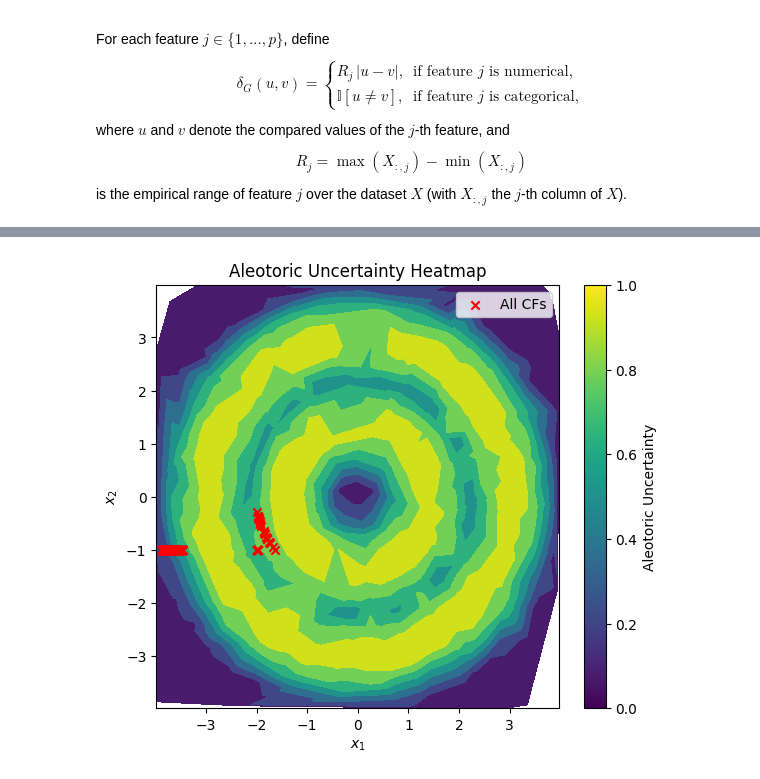
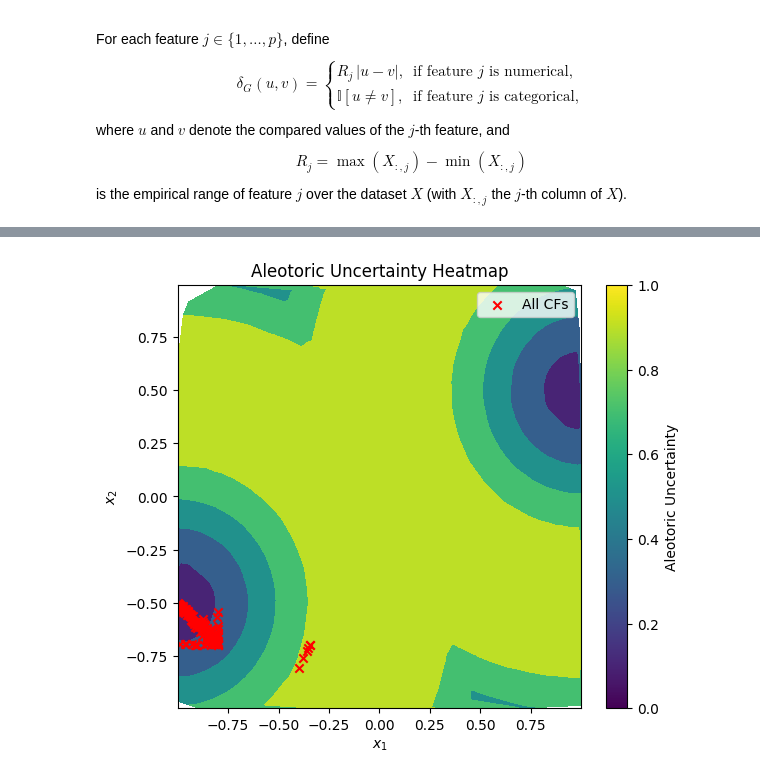
Before and after one commit to 42logos/uamocf, a Jupyter notebook: nd_mmo.ipynb, the cells around one changed output, grey strips where cells are left out. Drawn from its saved outputs; the diff is of its cells as text; code cells hidden in the pictures.

```diff
--- a/nd_mmo.ipynb
+++ b/nd_mmo.ipynb
@@ -222,7 +243,7 @@ criterion = nn.CrossEntropyLoss()
 optimizer = optim.Adam(model.parameters(), lr=1e-3)
 # %%
 # training loop
-num_epochs = 150
+num_epochs = 250
 
 bar = tqdm(range(num_epochs), desc="Training", ncols=80, unit="epoch",colour="blue")
 for epoch in bar:
@@ -388,6 +409,13 @@ def make_cf_problem(model, x_star, Y_prime, X_obs, weights, k=5):
             pred = model(x_t).argmax(dim=1).item()
         return 0.0 if pred in target_labels else 1.0
 
+    def soft_o1_validity(x):
+        x_t = torch.from_numpy(x.astype(np.float32)).unsqueeze(0).to(device)
+        with torch.no_grad():
+            probs = nn.Softmax(dim=1)(model(x_t))
+        prob_target = probs[0, target_labels].sum().item()
+        return 1.0 - prob_target
+
     # 2) Similarity
     def o2_similarity(x):
         return float(delta_G_vec(x, x_star_np).mean())
@@ -410,20 +438,20 @@ def make_cf_problem(model, x_star, Y_prime, X_obs, weights, k=5):
 
     def o5_aleotoric_uncertainty(x):
         return float(Aleotoric_Uncertainty_prob(
-            boundary_focus_prob
+            moon_focus_prob
         )(x))
 
 
     return FunctionalProblem(
         n_var=p,
-        objs=[o1_validity, o2_similarity, o3_sparsity, o5_aleotoric_uncertainty],
+        objs=[soft_o1_validity, o2_similarity, o3_sparsity, o5_aleotoric_uncertainty],
         xl=xl, xu=xu,
         elementwise=True
     )
 # %%
 
 # pick a REAL observed instance as x*
-x_star = torch.tensor([[-2, -1]], dtype=torch.float32).squeeze(0).to(device)
+x_star = torch.tensor([[-0.8, -0.7]], dtype=torch.float32).squeeze(0).to(device)
 with torch.no_grad():
     y_star = model(x_star.unsqueeze(0)).argmax(dim=1)
 Y_prime = 1 - y_star  # binary case
@@ -442,8 +470,8 @@ x_star,y_star,Y_prime
 
 
 
-algorithm = NSGA2(pop_size=200)
-termination = get_termination("n_gen", 150)
+algorithm = NSGA2(pop_size=130)
+termination = get_termination("n_gen", 250)
 
 # no seed => nondeterministic search
 res = minimize(problem, algorithm, termination, verbose=True)
@@ -516,18 +545,18 @@ plt.show()
 # %%
 # draw AU heatmap with valid CFs
-AU= Aleotoric_Uncertainty_prob(boundary_focus_prob)
+AU= Aleotoric_Uncertainty_prob(moon_focus_prob)
 
 plt.figure(figsize=(6.5, 5.5))
 plt.tricontourf(X[:, 0], X[:, 1], AU(X), levels=5, cmap="viridis")
 plt.scatter(X_mmo[:, 0], X_mmo[:, 1], c="red", marker="x", label="All CFs")
 plt.colorbar(label=r"Aleotoric Uncertainty")
 plt.title("Aleotoric Uncertainty Heatmap")
 plt.xlabel("$x_1$")
 plt.ylabel("$x_2$")
 plt.legend()
 plt.show()
 # %% [output]
-[figure, old version]
+[figure, new version]
 # %%
 poi=np.array([4,2.6676])
 problem.objs[1](poi), x_star
```
Also changed, not shown: parts of 10 cells of this notebook, 1 other file.
